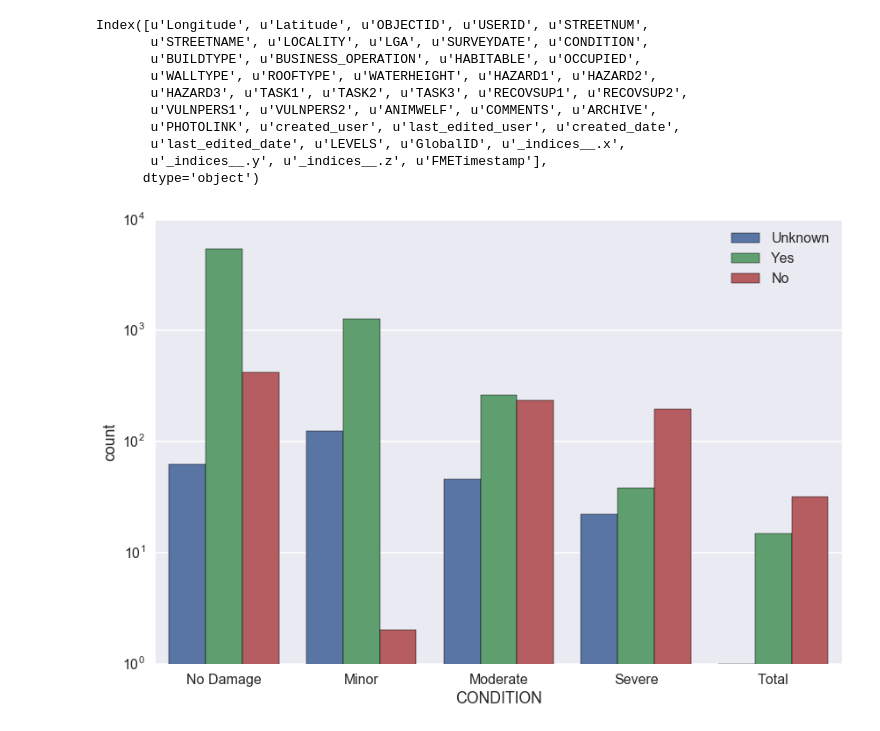
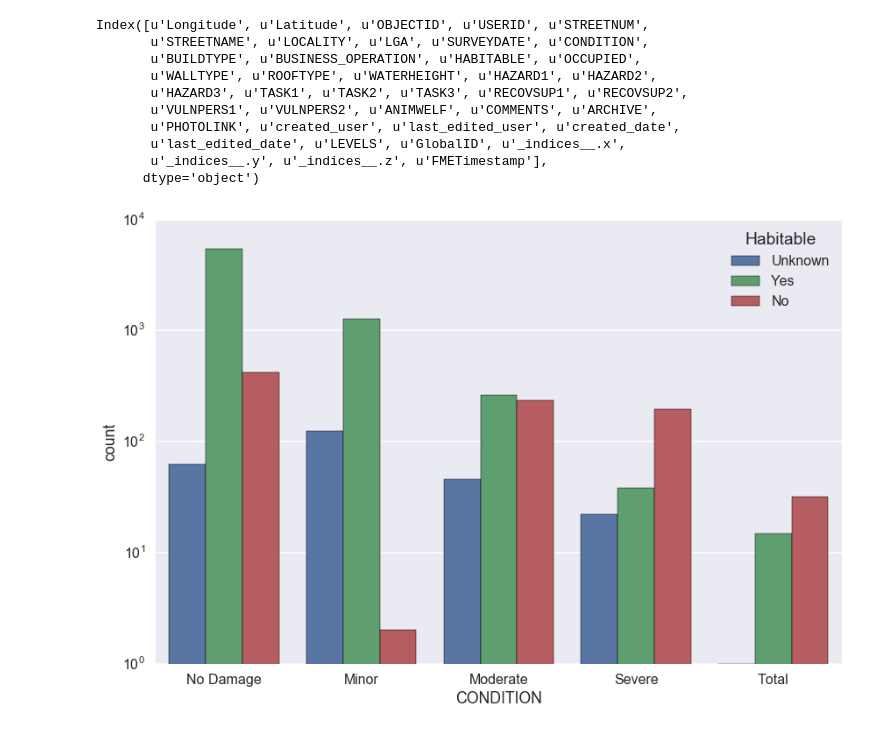
Before and after one commit to wcarthur/notebooks, a Jupyter notebook: Rapid damage assessment survey data - TC Debbie.ipynb, the cells around one changed output. Saved outputs shown, nothing was run; the diff lists cells and outputs as text; code cells hidden in the pictures.

```diff
--- a/Rapid damage assessment survey data - TC Debbie.ipynb
+++ b/Rapid damage assessment survey data - TC Debbie.ipynb
@@ -36,7 +36,7 @@ Index([u'Longitude', u'Latitude', u'OBJECTID', u'USERID', u'STREETNUM',
 # %%
 order = ['No Damage', 'Minor', 'Moderate', 'Severe', 'Total']
 ax = sns.countplot(x="CONDITION", hue="HABITABLE", data=df, order=order)
-ax.legend(loc=1)
+ax.legend(title="Habitable", loc=1)
 ax.set_yscale("log", nonposy='clip')
 # %% [output]
-[figure, old version]
+[figure, new version]
```
Also changed, not shown: parts of 2 cells of this notebook.
